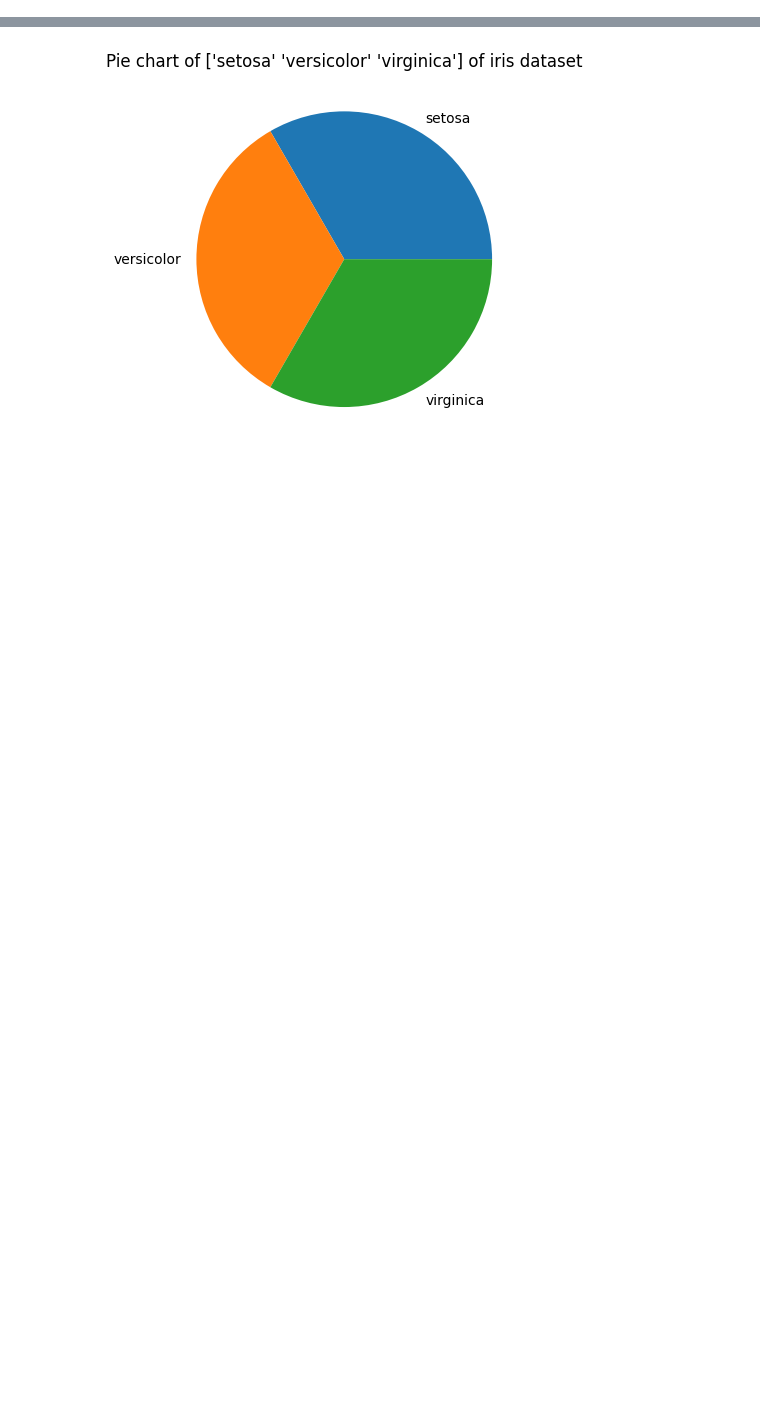
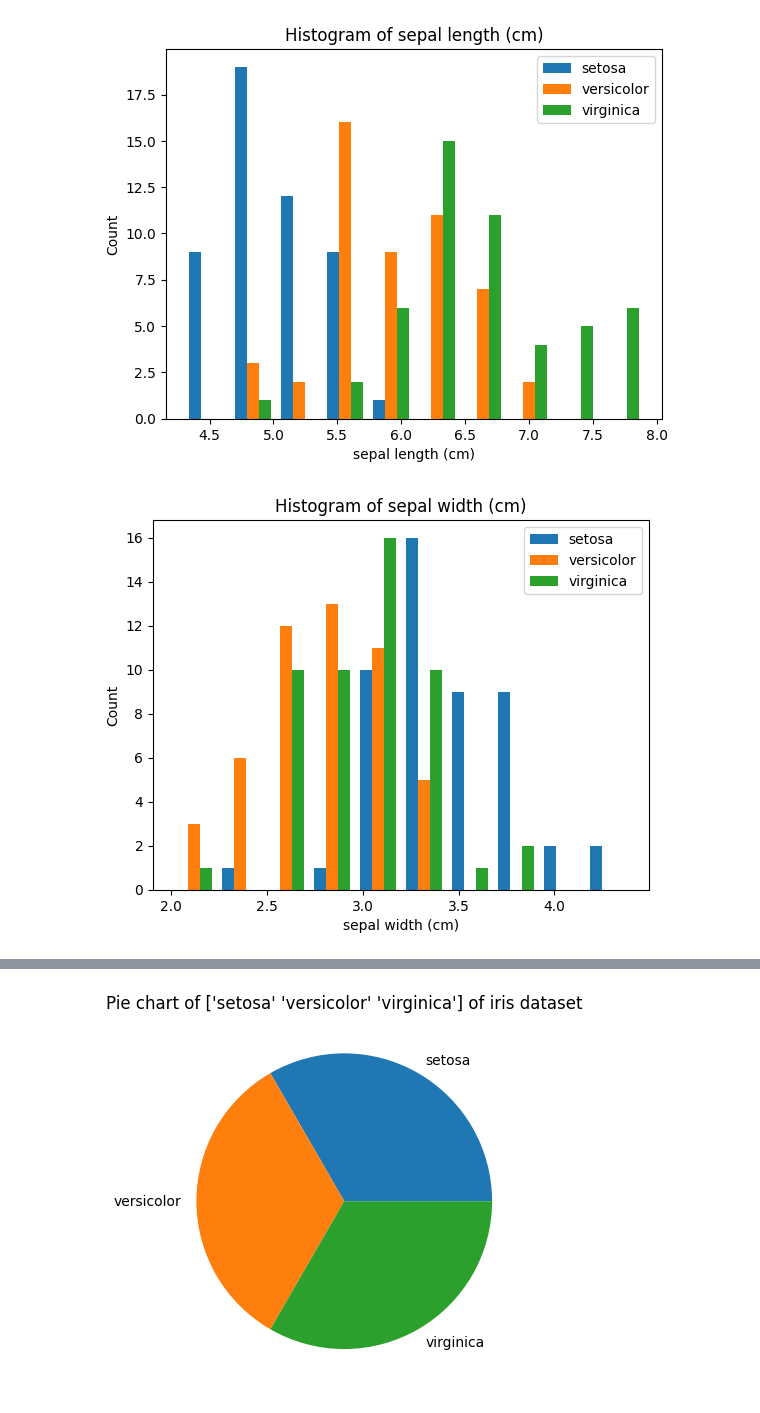
Before and after one commit to mubashshiradeeb/IrisDataset, a Jupyter notebook: Irisdataset.ipynb, the cells around one changed output, grey strips where cells are left out. Drawn from its saved outputs; the diff is of its cells as text; code cells hidden in the pictures; blank space fills up the shorter version.

```diff
--- a/Irisdataset.ipynb
+++ b/Irisdataset.ipynb
@@ -2,0 +50,14 @@
+# %%
+# Histogram
+for i in range(4):
+    feature = feature_vectors[:, i]
+    feature_species = [feature[species == j] for j in range(3)]
+    plt.hist(feature_species, label=species_names)
+    plt.title(f'Histogram of {feature_names[i]}')
+    plt.xlabel(feature_names[i])
+    plt.ylabel('Count')
+    plt.legend()
+    plt.show()
+# %% [output]
+[figure, added]
+[figure, added]
```
Also changed, not shown: parts of 39 cells of this notebook.
